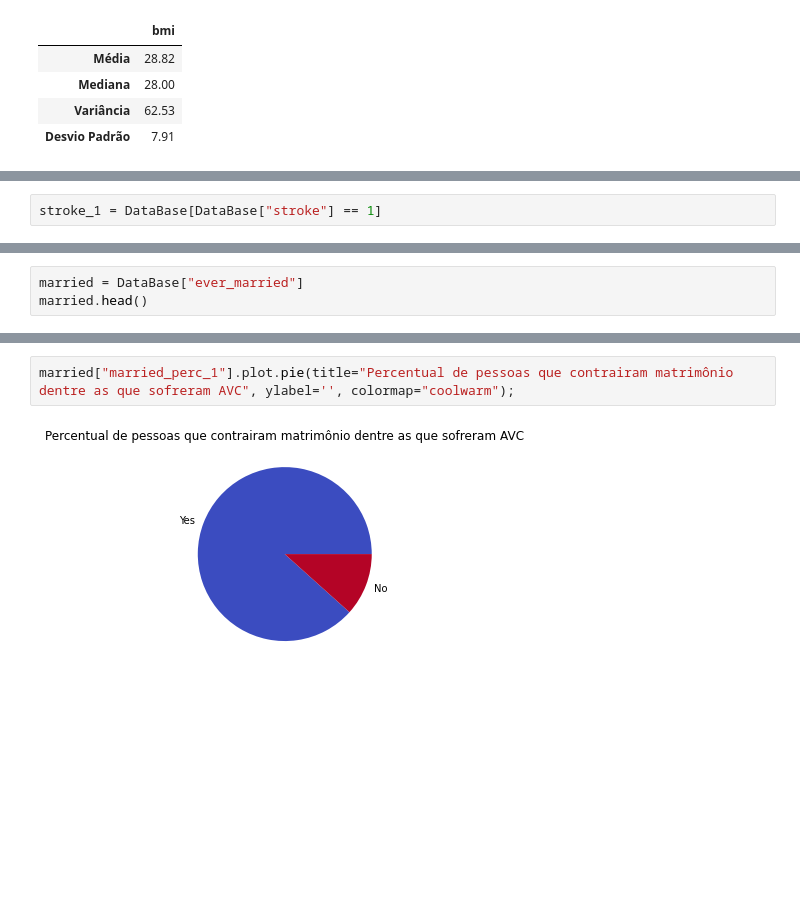
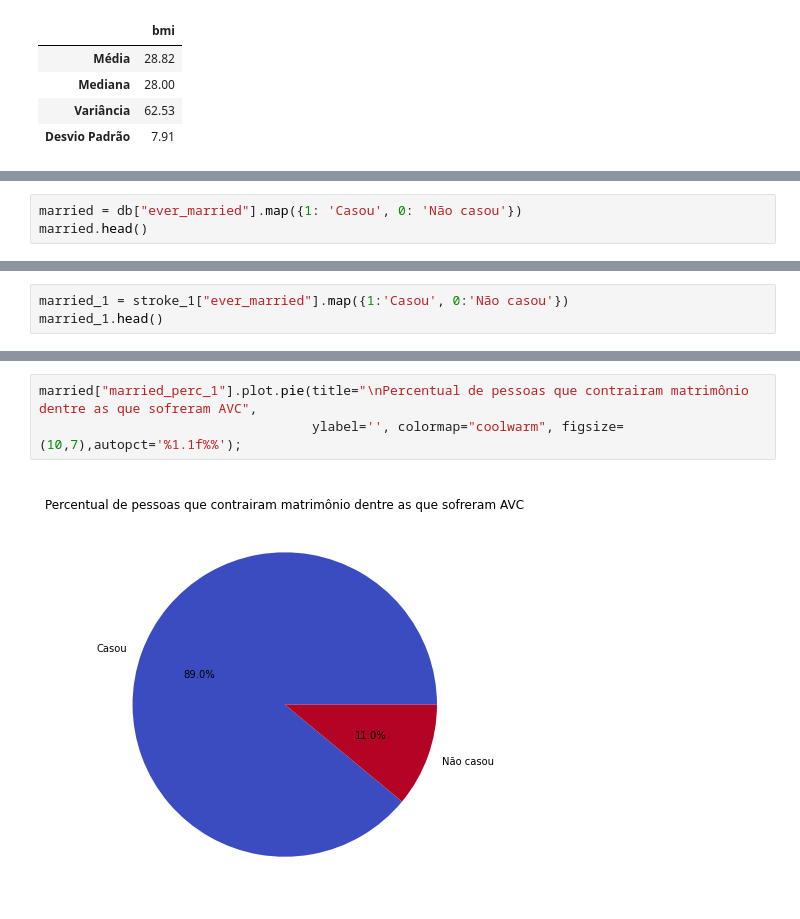
Before and after one commit to lucasma7/Exploratory_Analysis_Stroke, a Jupyter notebook: exploratory_analysis_stroke.ipynb, the cells around one changed output, grey strips where cells are left out. Saved outputs shown, nothing was run; the diff lists cells and outputs as text; blank space fills up the shorter version.

```diff
--- a/exploratory_analysis_stroke.ipynb
+++ b/exploratory_analysis_stroke.ipynb
@@ -425,3 +393 @@ array([<AxesSubplot:>, <AxesSubplot:>], dtype=object)
-# %%
-stroke_1 = DataBase[DataBase["stroke"] == 1]
 # %%
@@ -476,0 +455,3 @@ gender
+# %%
+married = db["ever_married"].map({1: 'Casou', 0: 'Não casou'})
+married.head()
@@ -476,0 +483,3 @@ gender
+# %%
+married_1 = stroke_1["ever_married"].map({1:'Casou', 0:'Não casou'})
+married_1.head()
@@ -512,3 +754,0 @@ gender[['gender_0', 'gender_1']].plot.bar(stacked=True);
-# %%
-married = DataBase["ever_married"]
-married.head()
@@ -561,5 +762,6 @@ married
 # %%
-married["married_perc_1"].plot.pie(title="Percentual de pessoas que contrairam matrimônio dentre as que sofreram AVC", ylabel='', colormap="coolwarm");
+married["married_perc_1"].plot.pie(title="\nPercentual de pessoas que contrairam matrimônio dentre as que sofreram AVC",
+                                   ylabel='', colormap="coolwarm", figsize=(10,7),autopct='%1.1f%%');
 # %% [output]
-[figure, old version]
+[figure, new version]
 # %%
```
Also changed, not shown: parts of 189 cells of this notebook.
